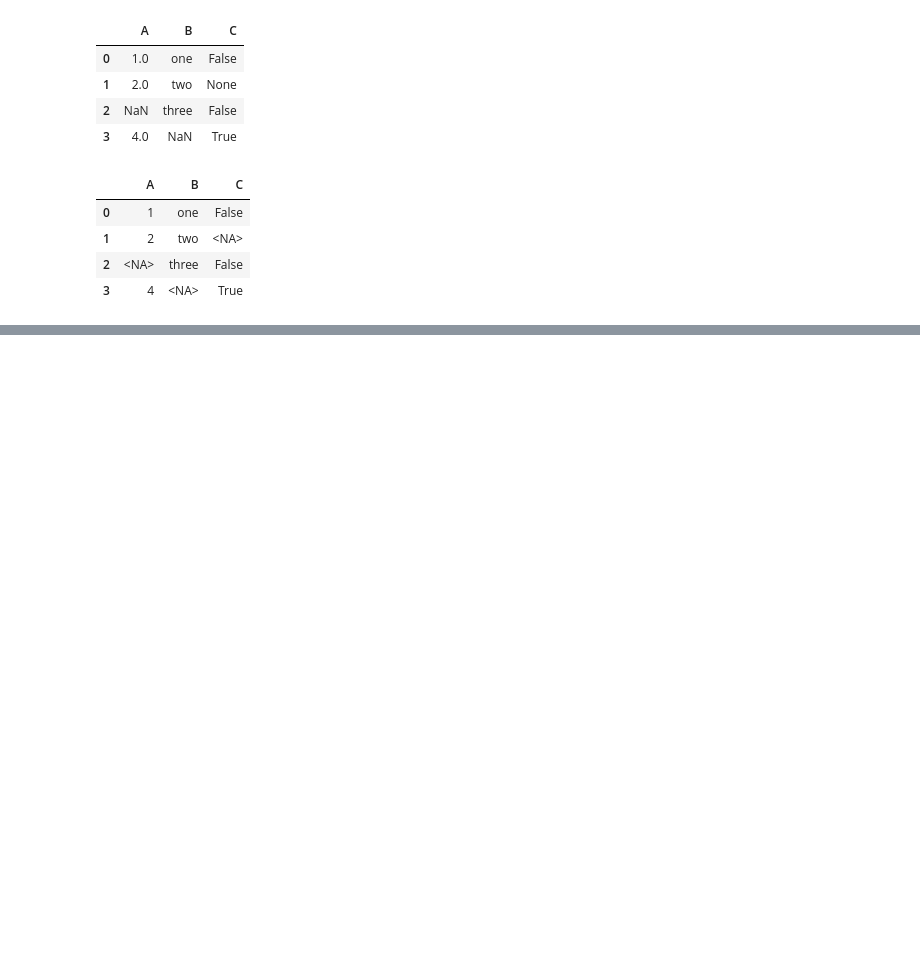
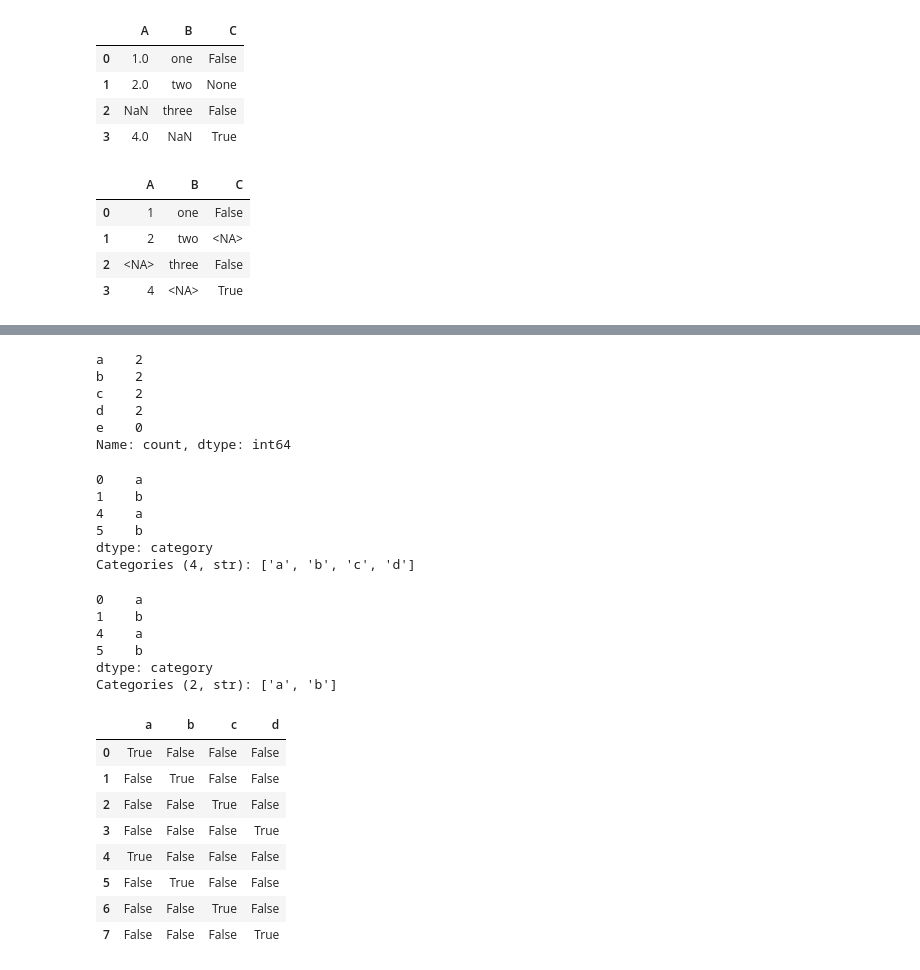
Before and after one commit to sarvar-ds0201/pydata-book-practice, a Jupyter notebook: chapter_07_data_cleaning/data_cleaning.ipynb, the cells around one changed output, grey strips where cells are left out. Cells and saved outputs as stored; diff of their text form; code cells hidden in the pictures; blank space fills up the shorter version.

```diff
--- a/chapter_07_data_cleaning/data_cleaning.ipynb
+++ b/chapter_07_data_cleaning/data_cleaning.ipynb
@@ -842,0 +1352,9 @@ df
+# %%
+cat_s2.value_counts()
+# %% [output]
+a    2
+b    2
+c    2
+d    2
+e    0
+Name: count, dtype: int64
@@ -842,0 +1363,32 @@ df
+# %%
+cat_s3
+# %% [output]
+0    a
+1    b
+4    a
+5    b
+dtype: category
+Categories (4, str): ['a', 'b', 'c', 'd']
+# %%
+cat_s3.cat.remove_unused_categories()
+# %% [output]
+0    a
+1    b
+4    a
+5    b
+dtype: category
+Categories (2, str): ['a', 'b']
+# %%
+cat_s = pd.Series(['a', 'b', 'c', 'd'] * 2, dtype='category')
+# %%
+pd.get_dummies(cat_s)
+# %% [output]
+|  | a | b | c | d |
+| 0 | True | False | False | False |
+| 1 | False | True | False | False |
+| 2 | False | False | True | False |
+| 3 | False | False | False | True |
+| 4 | True | False | False | False |
+| 5 | False | True | False | False |
+| 6 | False | False | True | False |
+| 7 | False | False | False | True |
```
Also changed, not shown: parts of 135 cells of this notebook.
